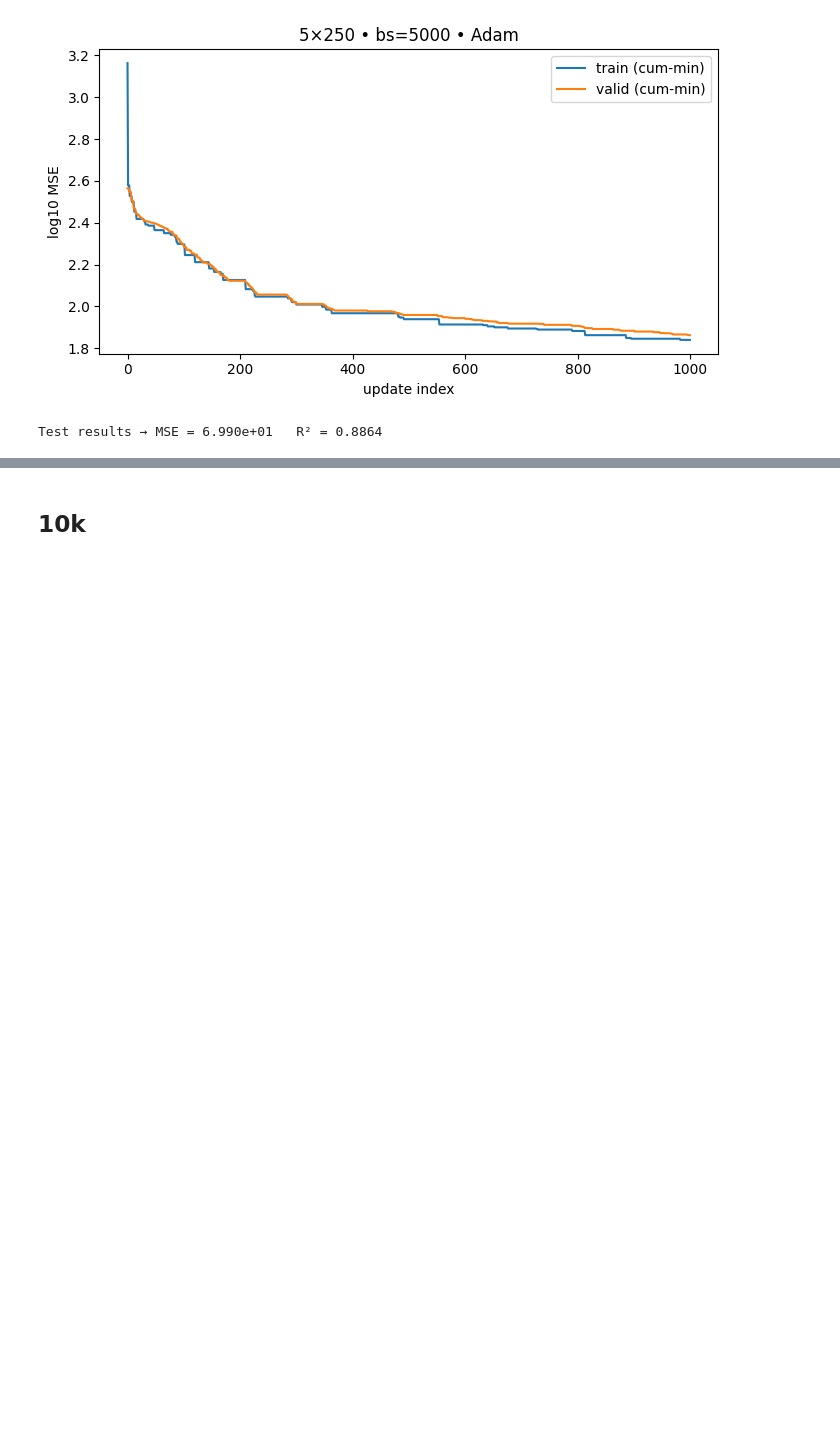
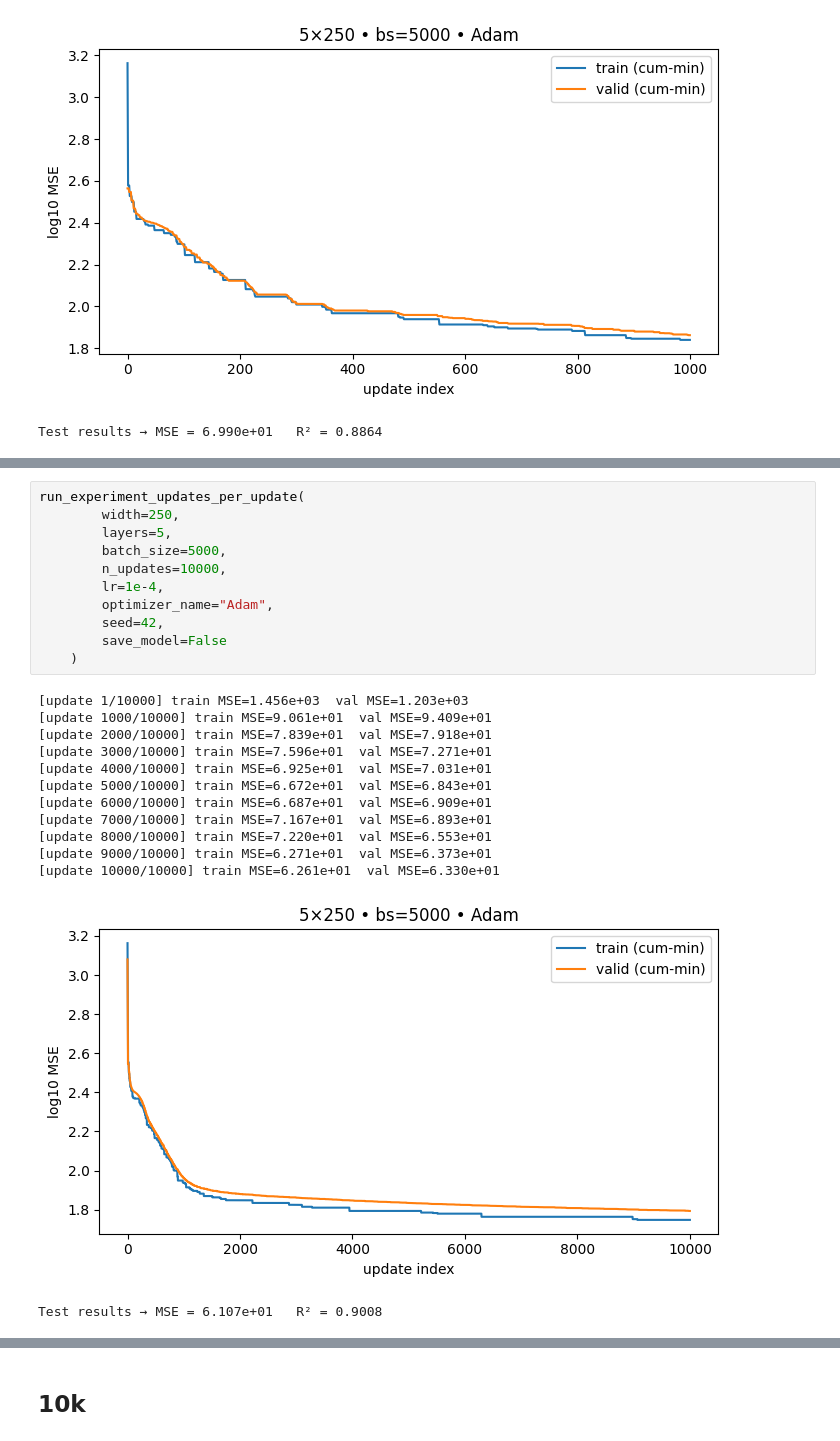
Before and after one commit to JPfaff23/Summer-Research, a Jupyter notebook: Monte Carlo Data Generation/Worst of Generation/Neural Net Paper Replication.ipynb, the cells around one changed output, grey strips where cells are left out. Drawn from its saved outputs; the diff is of its cells as text; blank space fills up the shorter version.

```diff
--- a/Monte Carlo Data Generation/Worst of Generation/Neural Net Paper Replication.ipynb
+++ b/Monte Carlo Data Generation/Worst of Generation/Neural Net Paper Replication.ipynb
@@ -489,0 +569,25 @@ Test results → MSE = 6.990e+01   R² = 0.8864
+# %%
+run_experiment_updates_per_update(
+        width=250,
+        layers=5,
+        batch_size=5000,
+        n_updates=10000,
+        lr=1e-4,
+        optimizer_name="Adam",
+        seed=42,
+        save_model=False
+    )
+# %% [output]
+[update 1/10000] train MSE=1.456e+03  val MSE=1.203e+03
+[update 1000/10000] train MSE=9.061e+01  val MSE=9.409e+01
+[update 2000/10000] train MSE=7.839e+01  val MSE=7.918e+01
+[update 3000/10000] train MSE=7.596e+01  val MSE=7.271e+01
+[update 4000/10000] train MSE=6.925e+01  val MSE=7.031e+01
+[update 5000/10000] train MSE=6.672e+01  val MSE=6.843e+01
+[update 6000/10000] train MSE=6.687e+01  val MSE=6.909e+01
+[update 7000/10000] train MSE=7.167e+01  val MSE=6.893e+01
+[update 8000/10000] train MSE=7.220e+01  val MSE=6.553e+01
+[update 9000/10000] train MSE=6.271e+01  val MSE=6.373e+01
+[update 10000/10000] train MSE=6.261e+01  val MSE=6.330e+01
+[figure, added]
+Test results → MSE = 6.107e+01   R² = 0.9008
```
Also changed, not shown: parts of 8 cells of this notebook.
